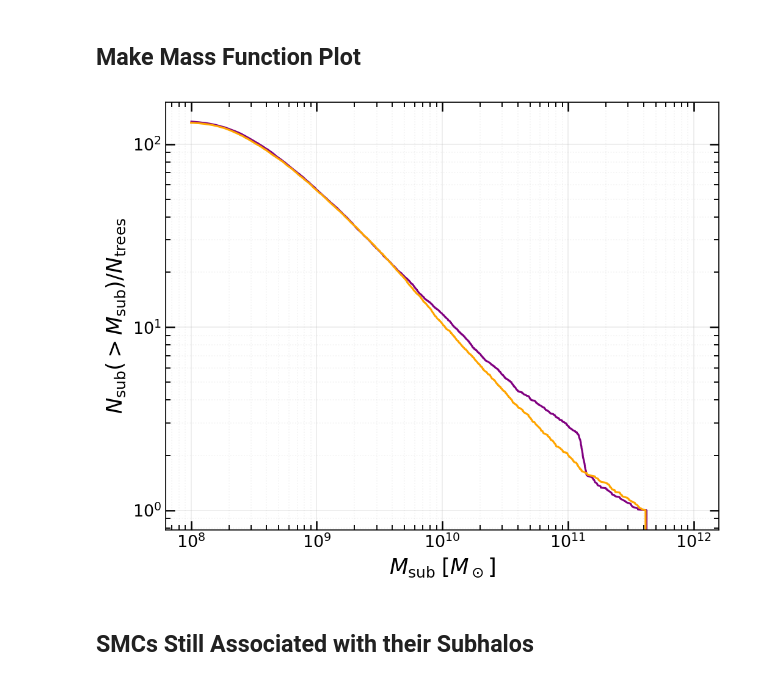
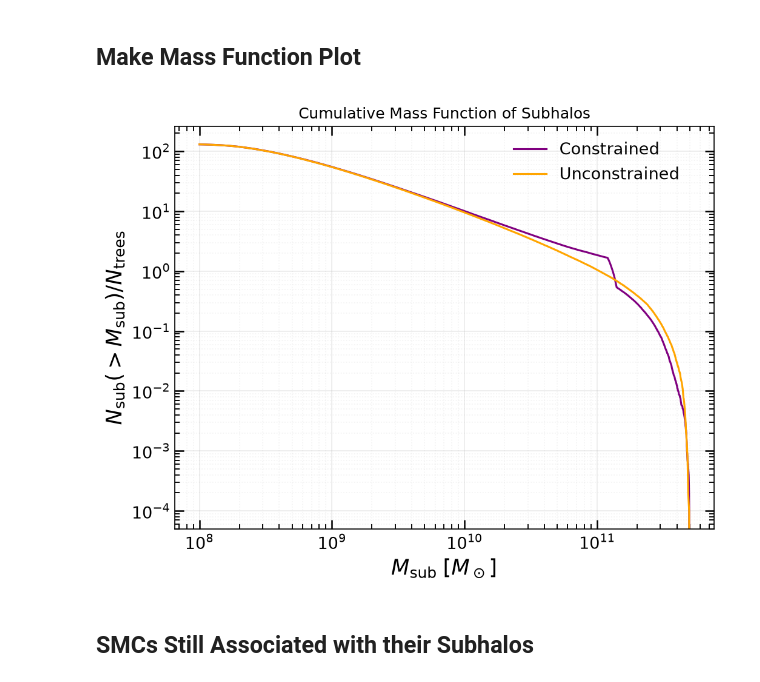
Before and after one commit to Sela-ssie/milkyway, a Jupyter notebook: subhalo_analysis.ipynb, the cells around one changed output. Drawn from its saved outputs; the diff is of its cells as text; code cells hidden in the pictures.

Commit message:
Update subhalo analysis and ignore HDF5 data files

```diff
--- a/subhalo_analysis.ipynb
+++ b/subhalo_analysis.ipynb
@@ -103,0 +163,3 @@ count     13099.000000  13099.000000    13099.000000                13099.0
+# %%
+total_tree_count = len(tree_start)
+print(f"Total number of merger trees: {total_tree_count}")
@@ -215,12 +276,11 @@ plt.show()
 ## Cummulative Mass Function
 # %%
 def cum_mass(m_sub):
-    n = 100
     m_sub = np.array(m_sub)
     sorted_masses = np.sort(m_sub)
 
     idx = np.searchsorted(sorted_masses, sorted_masses, side="right")
-    N = (len(sorted_masses) - idx)/n
+    N = (len(sorted_masses) - idx)/ total_tree_count
     return sorted_masses, N
 # %% [markdown]
 ## Generate X and Y From Constrained
@@ -249,25 +311,27 @@ print(unconstrained_y)
 # %%
 fig, ax = plt.subplots(figsize= (7, 5.5), dpi= 150)
 
 ax.plot(constrained_x, constrained_y, color= "purple")
 ax.plot(unconstrained_x, unconstrained_y, color= "orange")
 ax.set_xscale("log")
 ax.set_yscale("log")
 
 ax.set_xlabel(r"$M_{\rm sub}\;[M_\odot]$", fontsize=17)
 ax.set_ylabel(r"$N_{\rm sub}(>M_{\rm sub})/ N_{\rm trees}$", fontsize=17)
 
 ax.tick_params(axis="both", which="major", labelsize=13, direction="in", length=7, width=1.2)
 ax.tick_params(axis="both", which="minor", direction="in", length=4, width=0.9)
 ax.tick_params(top=True, right=True, which="both")
 
 ax.grid(True, which="major", linestyle="-", alpha=0.25)
 ax.grid(True, which="minor", linestyle=":", alpha=0.15)
+ax.title.set_text("Cumulative Mass Function of Subhalos")
 
+fig.legend(["Constrained", "Unconstrained"], fontsize=13, loc="upper right", frameon=False, borderpad=2.5)
 fig.tight_layout()
 plt.show()
 # %% [output]
-[figure, old version]
+[figure, new version]
 # %% [markdown]
 ## SMCs Still Associated with their Subhalos
 # %%
```
Also changed, not shown: parts of 13 cells of this notebook, 10 other files.
